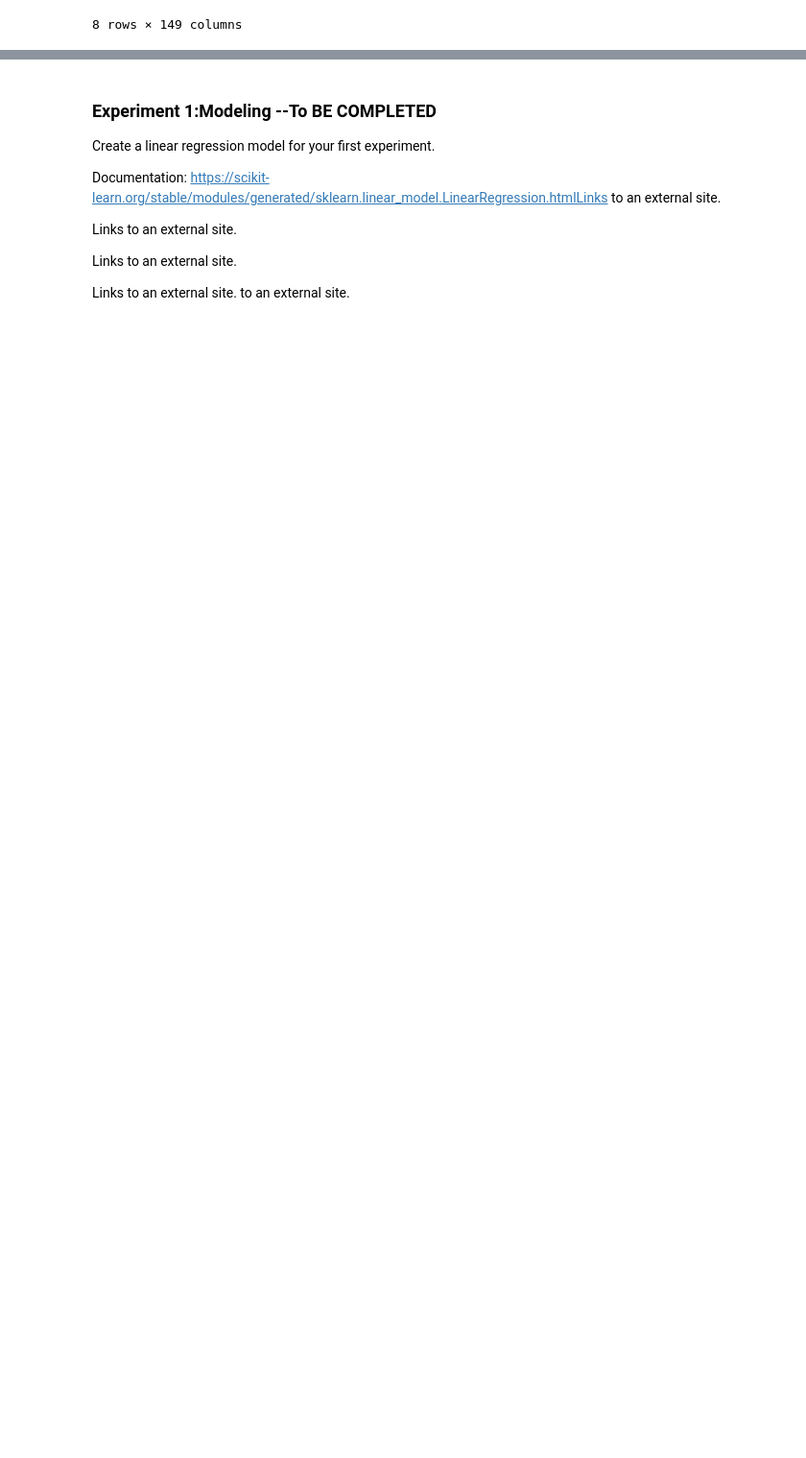
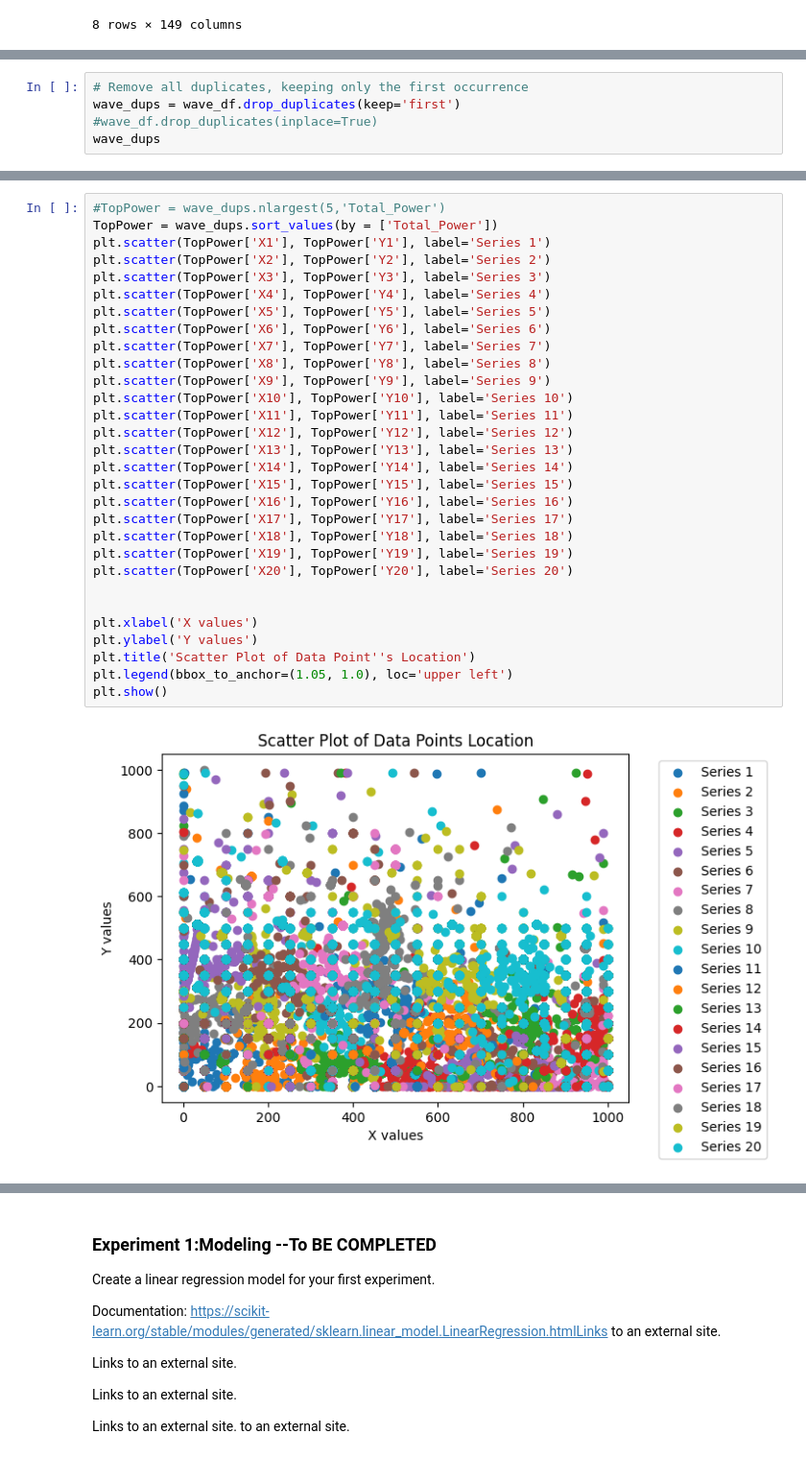
Before and after one commit to pmb-7684/Data_Mining_Project_3, a Jupyter notebook: DM_project3.ipynb, the cells around one changed output, grey strips where cells are left out. Shown: that part at 96% size. Drawn from its saved outputs; the diff is of its cells as text; blank space fills up the shorter version.

```diff
--- a/DM_project3.ipynb
+++ b/DM_project3.ipynb
@@ -114,0 +185,5 @@ wave_df.describe()
+# %%
+# Remove all duplicates, keeping only the first occurrence
+wave_dups = wave_df.drop_duplicates(keep='first')
+#wave_df.drop_duplicates(inplace=True)
+wave_dups
@@ -114,0 +209,32 @@ wave_df.describe()
+# %%
+#TopPower = wave_dups.nlargest(5,'Total_Power')
+TopPower = wave_dups.sort_values(by = ['Total_Power'])
+plt.scatter(TopPower['X1'], TopPower['Y1'], label='Series 1')
+plt.scatter(TopPower['X2'], TopPower['Y2'], label='Series 2')
+plt.scatter(TopPower['X3'], TopPower['Y3'], label='Series 3')
+plt.scatter(TopPower['X4'], TopPower['Y4'], label='Series 4')
+plt.scatter(TopPower['X5'], TopPower['Y5'], label='Series 5')
+plt.scatter(TopPower['X6'], TopPower['Y6'], label='Series 6')
+plt.scatter(TopPower['X7'], TopPower['Y7'], label='Series 7')
+plt.scatter(TopPower['X8'], TopPower['Y8'], label='Series 8')
+plt.scatter(TopPower['X9'], TopPower['Y9'], label='Series 9')
+plt.scatter(TopPower['X10'], TopPower['Y10'], label='Series 10')
+plt.scatter(TopPower['X11'], TopPower['Y11'], label='Series 11')
+plt.scatter(TopPower['X12'], TopPower['Y12'], label='Series 12')
+plt.scatter(TopPower['X13'], TopPower['Y13'], label='Series 13')
+plt.scatter(TopPower['X14'], TopPower['Y14'], label='Series 14')
+plt.scatter(TopPower['X15'], TopPower['Y15'], label='Series 15')
+plt.scatter(TopPower['X16'], TopPower['Y16'], label='Series 16')
+plt.scatter(TopPower['X17'], TopPower['Y17'], label='Series 17')
+plt.scatter(TopPower['X18'], TopPower['Y18'], label='Series 18')
+plt.scatter(TopPower['X19'], TopPower['Y19'], label='Series 19')
+plt.scatter(TopPower['X20'], TopPower['Y20'], label='Series 20')
+
+
+plt.xlabel('X values')
+plt.ylabel('Y values')
+plt.title('Scatter Plot of Data Point''s Location')
+plt.legend(bbox_to_anchor=(1.05, 1.0), loc='upper left')
+plt.show()
+# %% [output]
+[figure, added]
```
Also changed, not shown: parts of 33 cells of this notebook.
